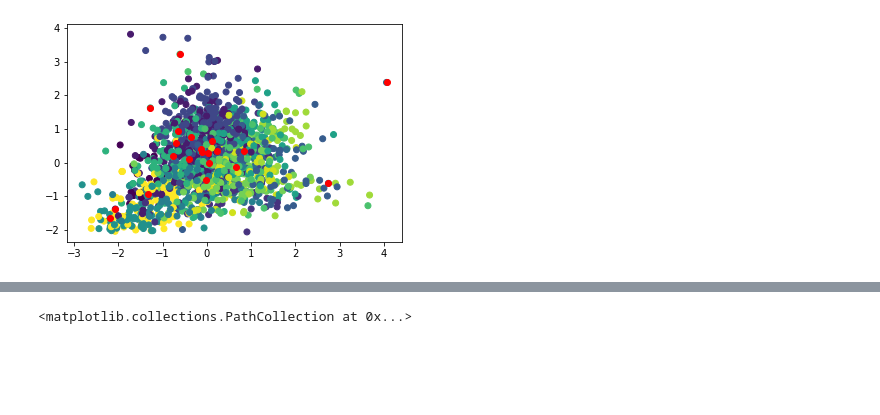
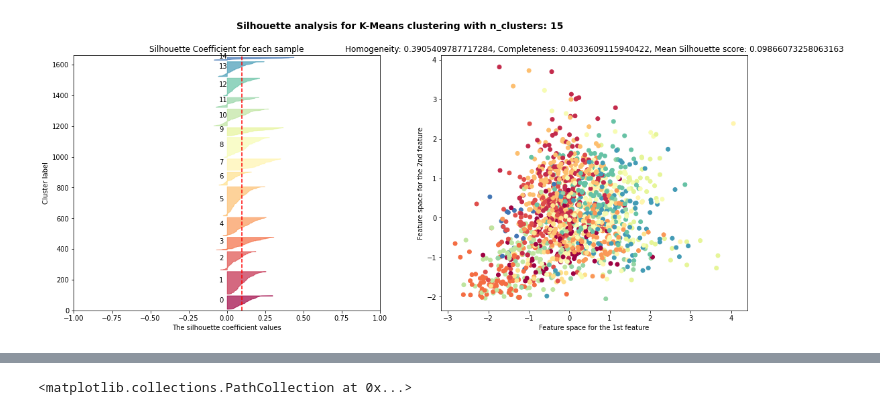
Before and after one commit to Gusta2307/Little-Spotify, a Jupyter notebook: ML/clustering.ipynb, the cells around one changed output, grey strips where cells are left out. Saved outputs shown, nothing was run; the diff lists cells and outputs as text; code cells hidden in the pictures; blank space fills up the shorter version.

```diff
--- a/ML/clustering.ipynb
+++ b/ML/clustering.ipynb
@@ -127,43 +84,4 @@ ax2.scatter(X[:,0], X[:,1], c=colors)
-# %%
-# Datos ruidosos
-
-# Relación para nuestro umbral de distancia, controlando cuántos valores atípicos queremos detectar.
-distance_threshold_ratio = 2.0
-
-# Grafica la predición como se hace más arriba
-plt.scatter(X[:,0], X[:,1], c=y_pred)
-
-# Para cada grupo i-ésimo, i=0~3 (tenemos 4 grupos en este ejemplo).
-for i in range(15):
-
-    # Recupere el índice de los puntos de datos que pertenecen al grupo i.
-    # Nota: `np.where()` devuelve los índices en una tupla, por lo que recuperamos los índices usando `tuple[0]`
-    indexs_of_X_in_ith_cluster = np.where(y_pred == i)[0]
-
-    # Recuperar los puntos de datos por los índices
-    X_in_ith_cluster = X[indexs_of_X_in_ith_cluster]
-
-    # Recuperar el centroide.
-    centroid = kmeans.cluster_centers_[i].reshape(1, -1)
-
-    # Calcule las distancias entre los puntos de datos y el centroide.
-    # distances = metrics.pairwise.euclidean_distances(X, Y) devuelve una matriz de distancias entre X y Y.
-    # Igual que: np.sqrt(np.sum(np.square(X - Y), axis=1))
-    # Nota: distances.shape = (X_in_ith_cluster.shape[0], 1). A 2-D matrix.
-    distances = metrics.pairwise.euclidean_distances(X_in_ith_cluster, centroid)
-
-    # Calcule la distancia media para el grupo i-ésimo como nuestro umbral de distancia.
-    distance_threshold= np.mean(distances)
-
-    # Recuperar el índice de valores atípicos en el grupo i-ésimo
-    # Nota: distances.flatten() aplana la matriz 2-D al vector, para comparar con `distance_threshold` escalar.
-    d = distances.flatten()
-    puntos = np.where(d > distance_threshold * distance_threshold_ratio)
-
-    # Recuperar valores atípicos en el clúster por los índices
-    outliers = X_in_ith_cluster[puntos]
-
-    # Trazar los valores atípicos en i-ésimo grupo.
-    plt.scatter(outliers[:,0], outliers[:,1], c='r')
-# %% [output]
-[figure, removed]
+# %%
+graphics(X, y, y_pred, 'Silhouette analysis for K-Means clustering with n_clusters: {}'.format(15))
+# %% [output]
+[figure, added]
```
Also changed, not shown: parts of 27 cells of this notebook, 3 other files.
